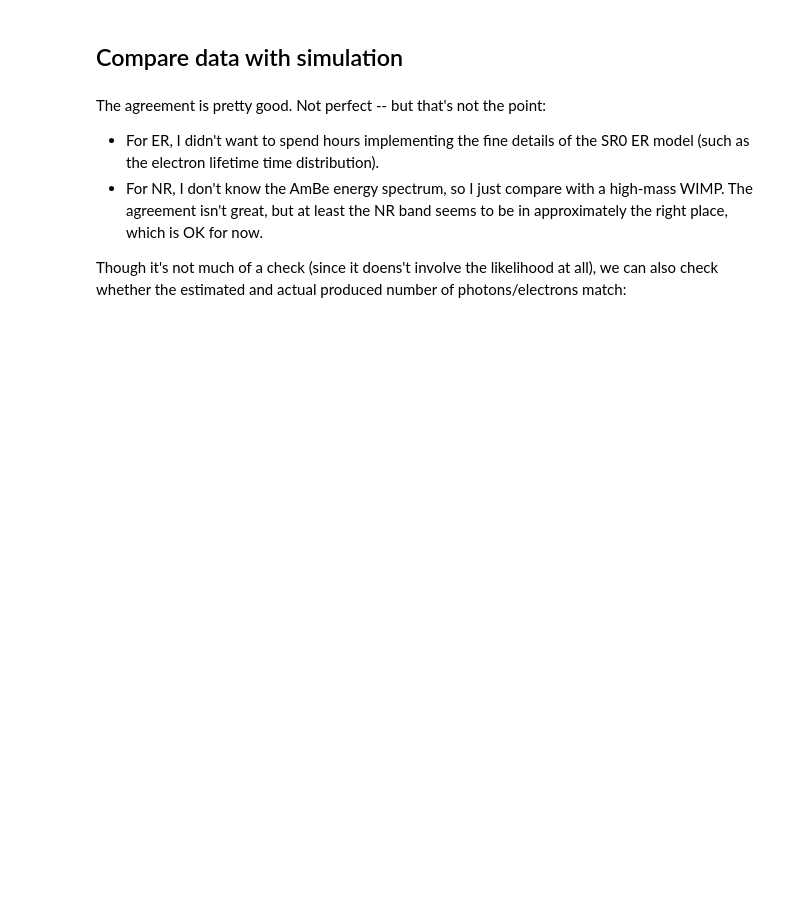
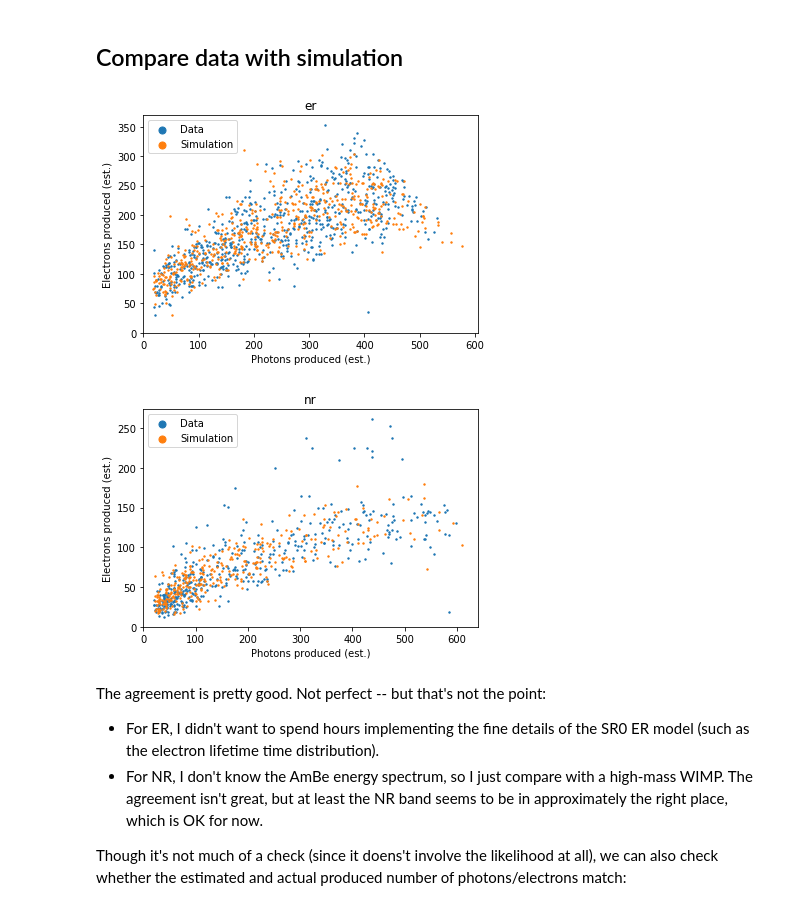
Before and after one commit to FlamTeam/flamedisx, a Jupyter notebook: notebooks/models_check.ipynb, the cells around one changed output. Saved outputs shown, nothing was run; the diff lists cells and outputs as text; code cells hidden in the pictures; blank space fills up the shorter version.

```diff
--- a/notebooks/models_check.ipynb
+++ b/notebooks/models_check.ipynb
@@ -69,23 +81,26 @@ for dname, q in dsets.items():
 # %%
 for dname, q in dsets.items():
     s = q['source']
-    d = s.simulate(len(q['data']))
+    d = s.simulate(len(q['data']), data=q['data'])
 
     d = d[d['e_vis'] < 10]
     q['data_sim'] = d
 
     for d, label in ([q['data'], 'Data'], [q['data_sim'], 'Simulation']):
         plt.scatter(d['photon_produced_mle'], d['electron_produced_mle'],
                     label=label, s=2)
 
     plt.xlabel("Photons produced (est.)")
     plt.ylabel("Electrons produced (est.)")
     plt.legend(loc='upper left', markerscale=5)
 
     plt.title(dname)
     plt.xlim(0, None)
     plt.ylim(0, None)
     plt.show()
+# %% [output]
+[figure, added]
+[figure, added]
 # %% [markdown]
 The agreement is pretty good. Not perfect -- but that's not the point:
   * For ER, I didn't want to spend hours implementing the fine details of the SR0 ER model (such as the electron lifetime time distribution).
```
Also changed, not shown: parts of 4 cells of this notebook, 2 other files.
